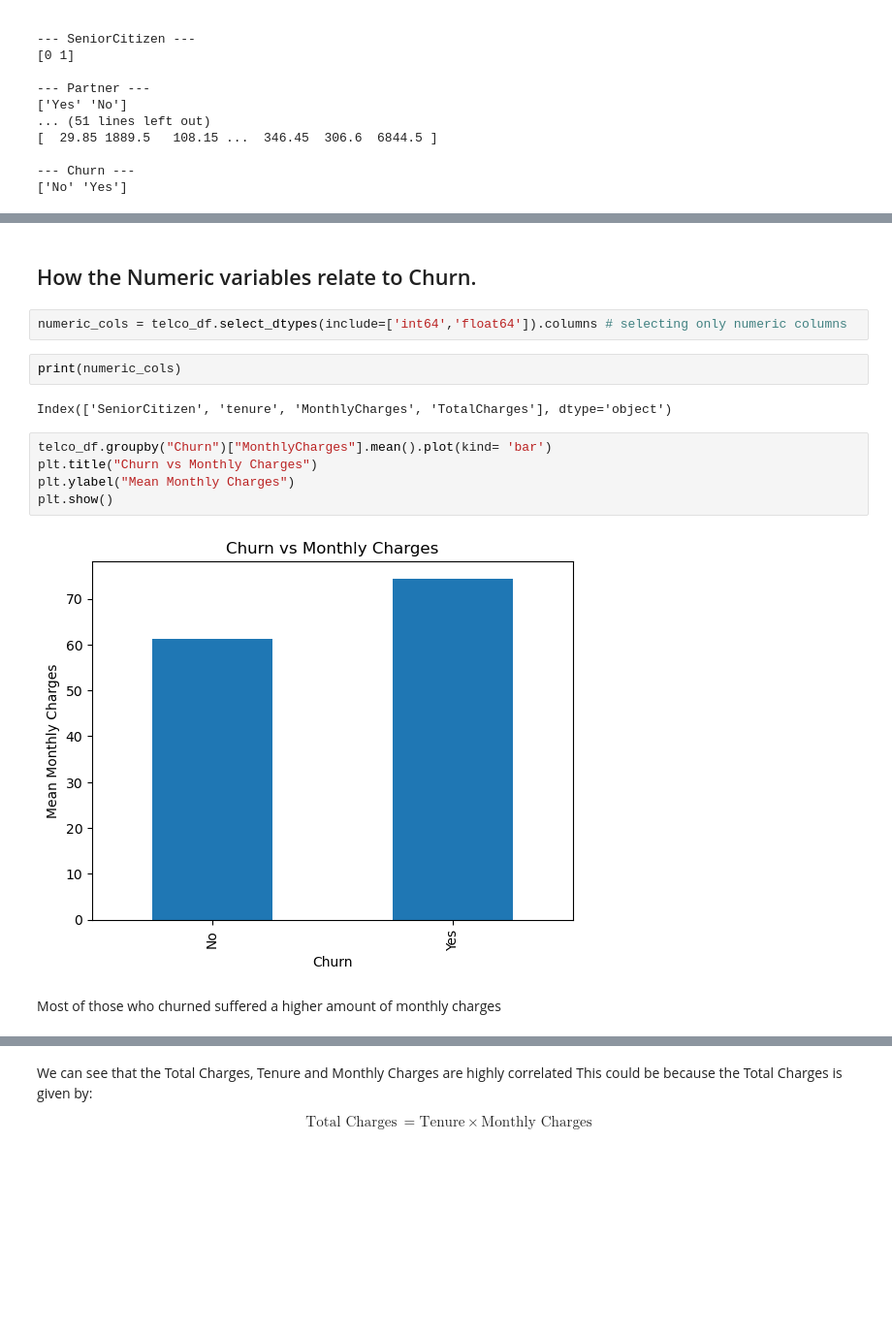
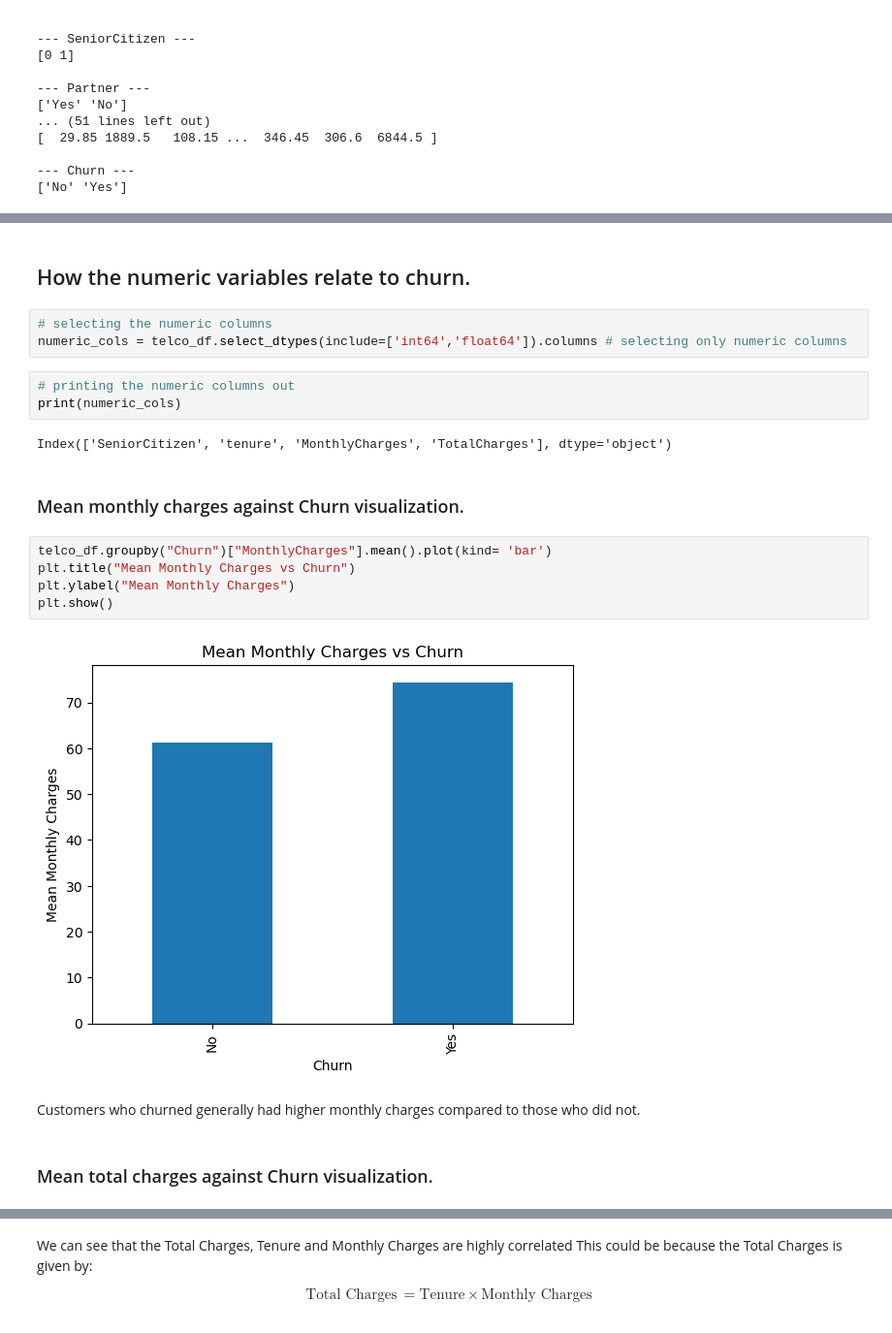
Before and after one commit to JKariithi/churn_rate_analysis, a Jupyter notebook: churn_rate_analysis.ipynb, the cells around one changed output, grey strips where cells are left out. Shown at 97% size. Cells and saved outputs as stored; diff of their text form; blank space fills up the shorter version.

```diff
--- a/churn_rate_analysis.ipynb
+++ b/churn_rate_analysis.ipynb
@@ -252,19 +262,25 @@ Ideally the customer churn rate in telecom industry is in between 15 % to 20 % .
 # %% [markdown]
-## How the Numeric variables relate to Churn.
+## How the numeric variables relate to churn.
 # %%
+# selecting the numeric columns
 numeric_cols = telco_df.select_dtypes(include=['int64','float64']).columns # selecting only numeric columns
-# %%
-print(numeric_cols)
-# %% [output]
-Index(['SeniorCitizen', 'tenure', 'MonthlyCharges', 'TotalCharges'], dtype='object')
+# %%
+# printing the numeric columns out
+print(numeric_cols)
+# %% [output]
+Index(['SeniorCitizen', 'tenure', 'MonthlyCharges', 'TotalCharges'], dtype='object')
+# %% [markdown]
+### Mean monthly charges against Churn visualization.
 # %%
 telco_df.groupby("Churn")["MonthlyCharges"].mean().plot(kind= 'bar')
-plt.title("Churn vs Monthly Charges")
+plt.title("Mean Monthly Charges vs Churn")
 plt.ylabel("Mean Monthly Charges")
 plt.show()
 # %% [output]
-[figure, old version]
+[figure, new version]
-# %% [markdown]
-Most of those who churned suffered a higher amount of monthly charges
+# %% [markdown]
+Customers who churned generally had higher monthly charges compared to those who did not.
+# %% [markdown]
+### Mean total charges against Churn visualization.
 # %%
 telco_df.groupby("Churn")["TotalCharges"].mean().plot(kind= 'bar')
```
Also changed, not shown: parts of 50 cells of this notebook.
